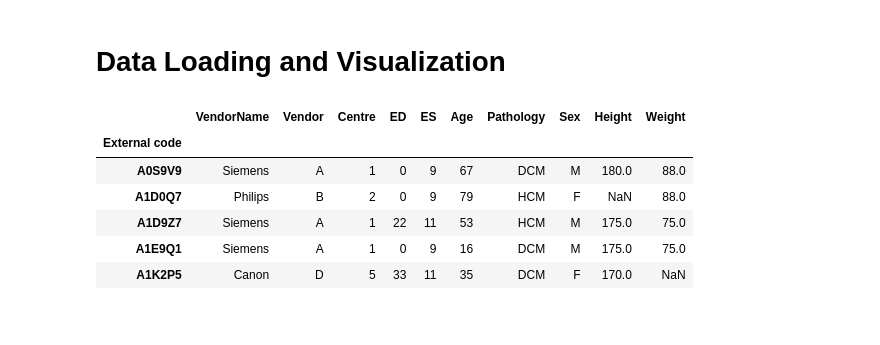
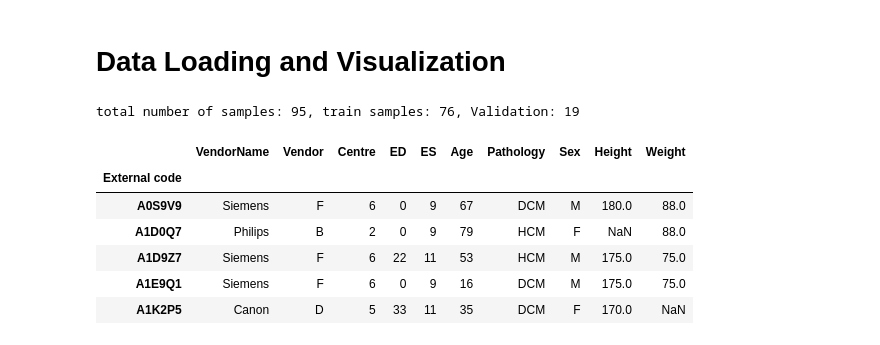
Before and after one commit to MAHDI-Imen/M-M, a Jupyter notebook: M_M.ipynb, the cells around one changed output. Cells and saved outputs as stored; diff of their text form; code cells hidden in the pictures.

```diff
--- a/M_M.ipynb
+++ b/M_M.ipynb
@@ -45,15 +43,34 @@ TorchIO version: 0.18.92
 Device: cuda
 # %% [markdown]
 # Data Loading and Visualization
+# %%
+# We take a percentage of the data for training:
+def split_training_data(metadata, train_ratio=0.8, vendor='A', save=False):
+    n_total = metadata["Vendor"].value_counts()[vendor]
+    n_train = int(n_total * train_ratio)
+    indices = metadata.index[metadata["Vendor"] == vendor].tolist()
+    train_indices = random.sample(indices, n_train)
+
+    metadata.loc[train_indices, "Vendor"] = 'F'
+    metadata.loc[train_indices, "Centre"] = 6
+
+    print(f"total number of samples: {n_total}, train samples: {n_train}, Validation: {n_total-n_train}")
+    if save:
+        metadata_path = "Data/M&Ms/OpenDataset/211230_M&Ms_Dataset_information_diagnosis_opendataset.csv"
+        metadata.to_csv(metadata_path, index=False)
+
+    return metadata
 # %%
 metadata_path = "Data/M&Ms/OpenDataset/211230_M&Ms_Dataset_information_diagnosis_opendataset.csv"
 metadata = pd.read_csv(metadata_path, index_col=1).drop(columns="Unnamed: 0")
+metadata = split_training_data(metadata, train_ratio=0.8)
 metadata.head(5)
 # %% [output]
+total number of samples: 95, train samples: 76, Validation: 19
 |  | VendorName | Vendor | Centre | ED | ES | Age | Pathology | Sex | Height | Weight |
 | External code |  |  |  |  |  |  |  |  |  |  |
-| A0S9V9 | Siemens | A | 1 | 0 | 9 | 67 | DCM | M | 180.0 | 88.0 |
+| A0S9V9 | Siemens | F | 6 | 0 | 9 | 67 | DCM | M | 180.0 | 88.0 |
 | A1D0Q7 | Philips | B | 2 | 0 | 9 | 79 | HCM | F | NaN | 88.0 |
-| A1D9Z7 | Siemens | A | 1 | 22 | 11 | 53 | HCM | M | 175.0 | 75.0 |
-| A1E9Q1 | Siemens | A | 1 | 0 | 9 | 16 | DCM | M | 175.0 | 75.0 |
+| A1D9Z7 | Siemens | F | 6 | 22 | 11 | 53 | HCM | M | 175.0 | 75.0 |
+| A1E9Q1 | Siemens | F | 6 | 0 | 9 | 16 | DCM | M | 175.0 | 75.0 |
 | A1K2P5 | Canon | D | 5 | 33 | 11 | 35 | DCM | F | 170.0 | NaN |
```
Also changed, not shown: parts of 37 cells of this notebook, 10 other files.
